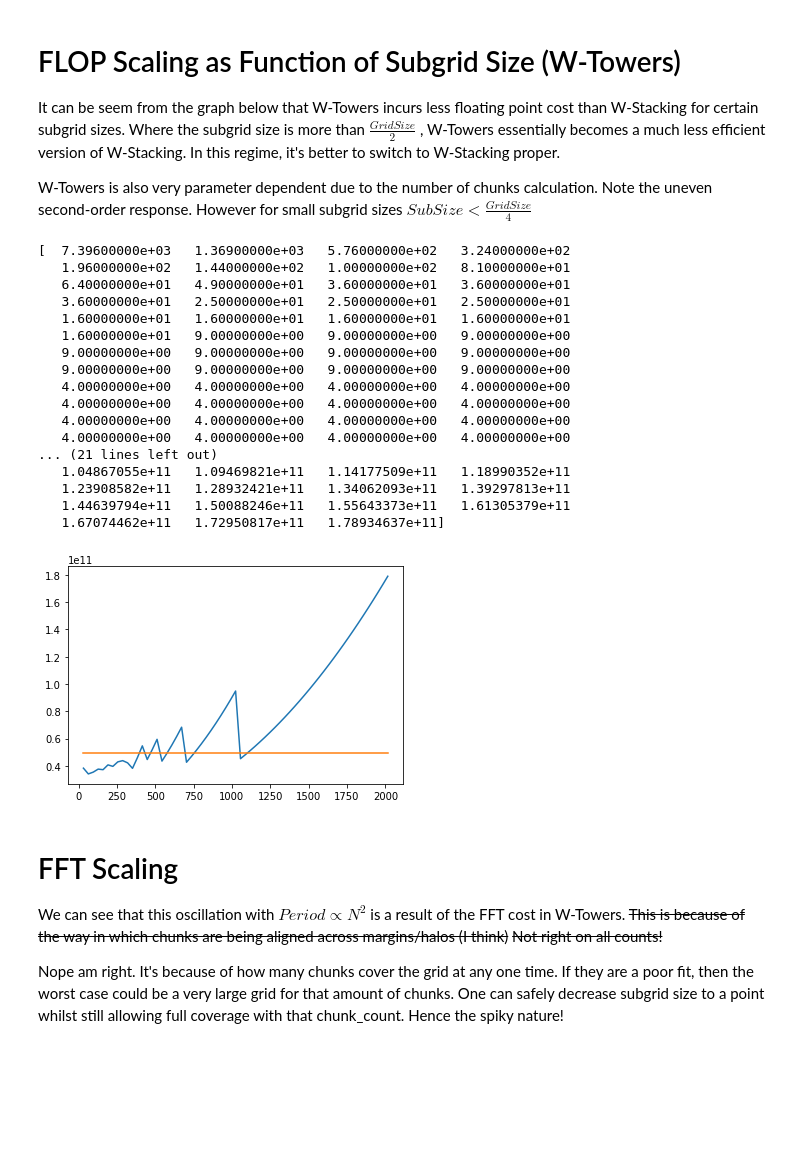
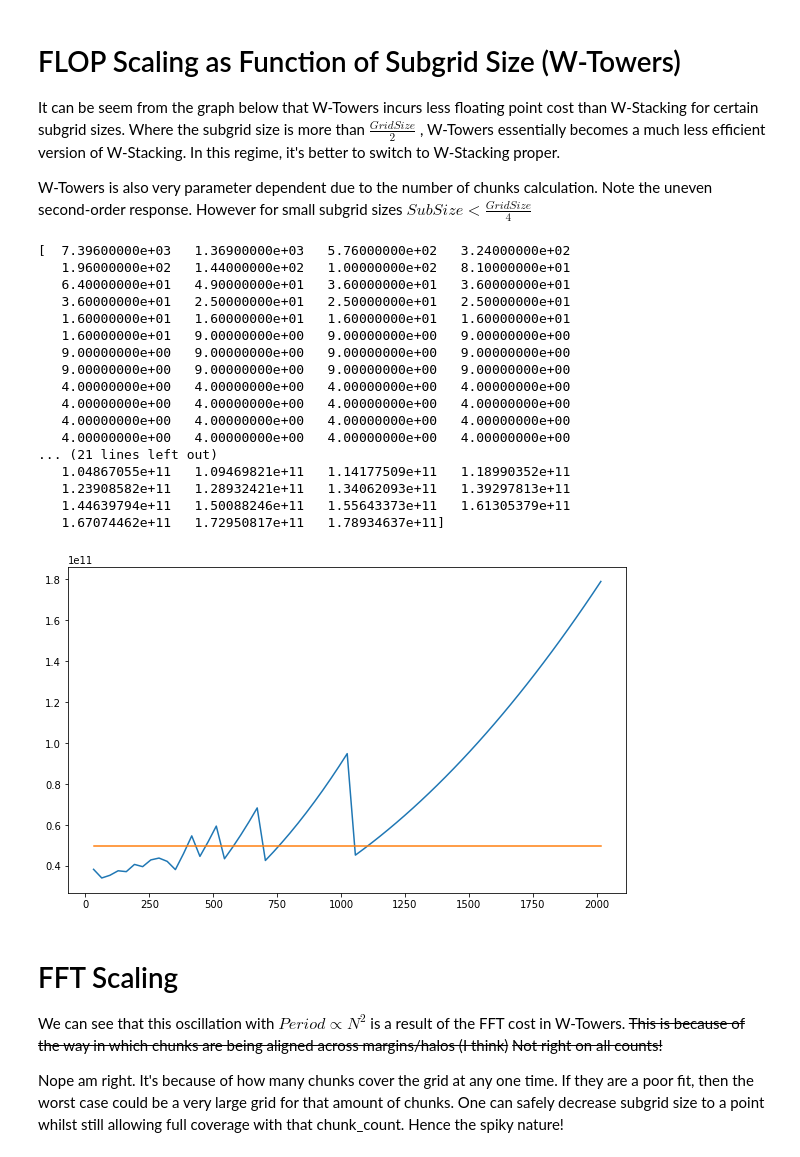
Before and after one commit to KentJames/Radio-Gridders, a Jupyter notebook: doc/complexity-analysis.ipynb, the cells around one changed output. Cells and saved outputs as stored; diff of their text form; code cells hidden in the pictures; blank space fills up the shorter version.

Commit message:
Clean up notebook plots

```diff
--- a/doc/complexity-analysis.ipynb
+++ b/doc/complexity-analysis.ipynb
@@ -107,7 +107,13 @@ It can be seem from the graph below that W-Towers incurs less floating point cos
 
 W-Towers is also very parameter dependent due to the number of chunks calculation. Note the uneven second-order response. However for small subgrid sizes $Sub Size < \frac{Grid Size}{4} $
 # %%
+import matplotlib as mpl
 import matplotlib.pyplot as plt
+plt.rcParams['figure.figsize'] = (10, 6)
+
+##So jupyter renders properly on my dark emacs background..
+mpl.rcParams['figure.facecolor'] = "white"
+
 
 def plot_flops_for_increase_subgrid(max_sg, min_sg, sg_iter,
                                    vis_no, grid_size, support_size, floors):
@@ -120,34 +126,34 @@ def plot_flops_for_increase_subgrid(max_sg, min_sg, sg_iter,
 
     flop_counts = vflopstower(vis_no, grid_size, support_size, arr_sg_size, chunk_count, floors)
     print(arr_sg_size)
     print(flop_counts)
 
     #Just gets it into a format we can plot.
     flop_wstack = vflopsstack(vis_no, grid_size, support_size, chunk_count, floors)
     plt.plot(arr_sg_size,flop_counts,arr_sg_size,flop_wstack)
     plt.show()
 
 
 plot_flops_for_increase_subgrid(2048, 32,32, vis_no, grid_size, support_size, floors)
 # %% [output]
 [  7.39600000e+03   1.36900000e+03   5.76000000e+02   3.24000000e+02
    1.96000000e+02   1.44000000e+02   1.00000000e+02   8.10000000e+01
    6.40000000e+01   4.90000000e+01   3.60000000e+01   3.60000000e+01
    3.60000000e+01   2.50000000e+01   2.50000000e+01   2.50000000e+01
    1.60000000e+01   1.60000000e+01   1.60000000e+01   1.60000000e+01
    1.60000000e+01   9.00000000e+00   9.00000000e+00   9.00000000e+00
    9.00000000e+00   9.00000000e+00   9.00000000e+00   9.00000000e+00
    9.00000000e+00   9.00000000e+00   9.00000000e+00   9.00000000e+00
    4.00000000e+00   4.00000000e+00   4.00000000e+00   4.00000000e+00
    4.00000000e+00   4.00000000e+00   4.00000000e+00   4.00000000e+00
    4.00000000e+00   4.00000000e+00   4.00000000e+00   4.00000000e+00
    4.00000000e+00   4.00000000e+00   4.00000000e+00   4.00000000e+00
 ... (21 lines left out)
    1.04867055e+11   1.09469821e+11   1.14177509e+11   1.18990352e+11
    1.23908582e+11   1.28932421e+11   1.34062093e+11   1.39297813e+11
    1.44639794e+11   1.50088246e+11   1.55643373e+11   1.61305379e+11
    1.67074462e+11   1.72950817e+11   1.78934637e+11]
-[figure, old version]
+[figure, new version]
 # %% [markdown]
 # FFT Scaling
 
```
Also changed, not shown: parts of 3 cells of this notebook.
